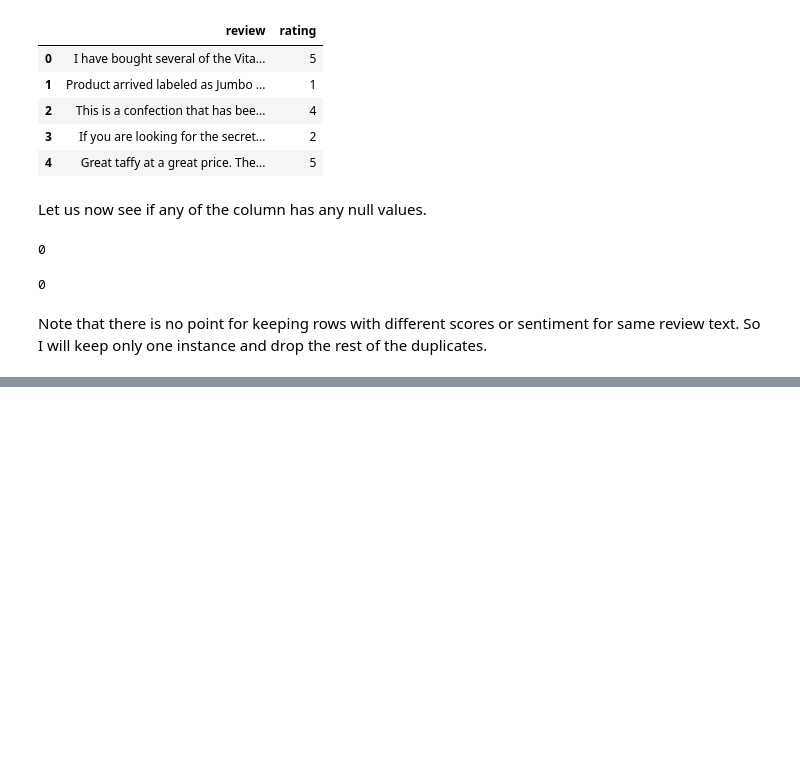
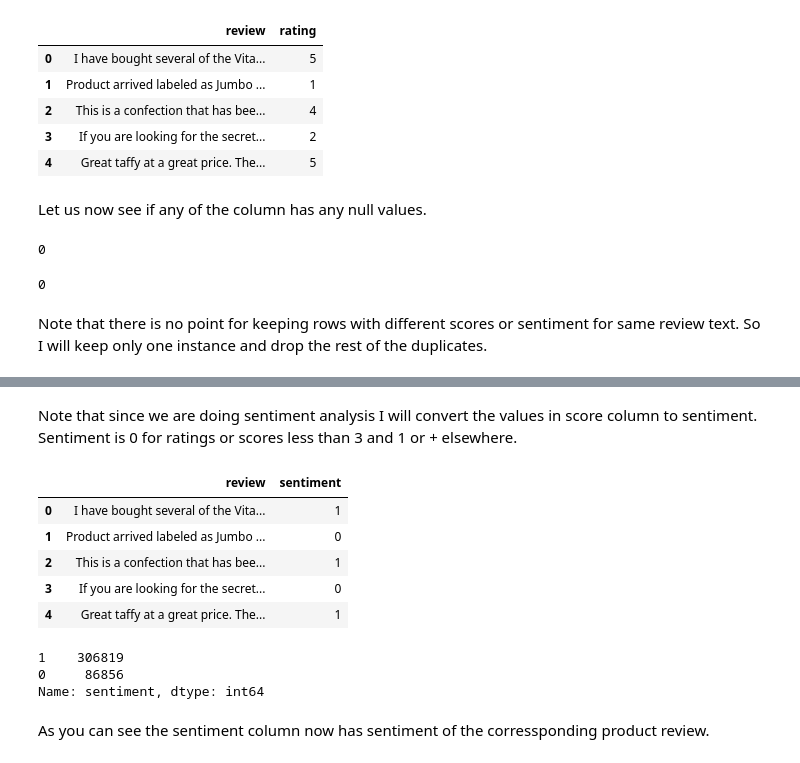
Before and after one commit to JIPiration/kaggles, a Jupyter notebook: amazon-fine-food-reviews/a-complete-text-classfication-guide-word2vec-lstm.ipynb, the cells around one changed output, grey strips where cells are left out. Saved outputs shown, nothing was run; the diff lists cells and outputs as text; code cells hidden in the pictures; blank space fills up the shorter version.

```diff
--- a/amazon-fine-food-reviews/a-complete-text-classfication-guide-word2vec-lstm.ipynb
+++ b/amazon-fine-food-reviews/a-complete-text-classfication-guide-word2vec-lstm.ipynb
@@ -189,3 +190,6 @@ df['review'].isnull().sum()  # no null values.
 0
 # %% [markdown]
 Note that there is no point for keeping rows with different scores or sentiment for same review text.  So I will keep only one instance and drop the rest of the duplicates.
+# %%
+# remove duplicates/ for every duplicate we will keep only one row of that type.
+df.drop_duplicates(subset=['review', 'rating'], keep='first', inplace=True)
@@ -191,0 +232,29 @@ Note that there is no point for keeping rows with different scores or sentiment
+# %% [markdown]
+Note that since we are doing sentiment analysis I will convert the values in score column to sentiment. Sentiment is 0 for ratings or scores less than 3 and 1 or  +  elsewhere.
+# %%
+def mark_sentiment(rating):
+    if (rating<=3):
+        return 0
+    else:
+        return 1
+# %%
+df['sentiment'] = df['rating'].apply(mark_sentiment)
+# %%
+df.drop(['rating'], axis=1, inplace=True)
+# %%
+df.head()
+# %% [output]
+|  | review | sentiment |
+| 0 | I have bought several of the Vita... | 1 |
+| 1 | Product arrived labeled as Jumbo ... | 0 |
+| 2 | This is a confection that has bee... | 1 |
+| 3 | If you are looking for the secret... | 0 |
+| 4 | Great taffy at a great price. The... | 1 |
+# %%
+df['sentiment'].value_counts()
+# %% [output]
+1    306819
+0     86856
+Name: sentiment, dtype: int64
+# %% [markdown]
+As you can see the sentiment column now has sentiment of the corressponding product review.
```
Also changed, not shown: parts of 19 cells of this notebook.
